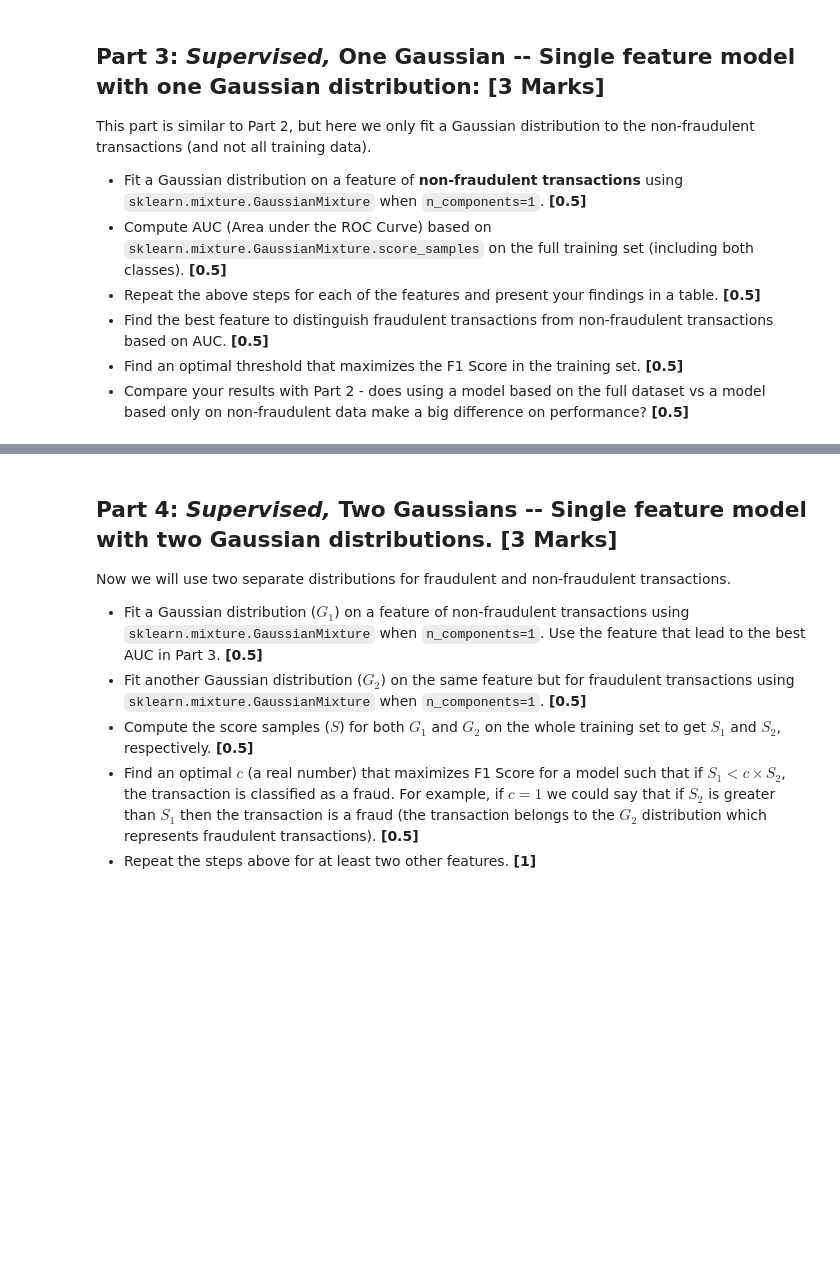
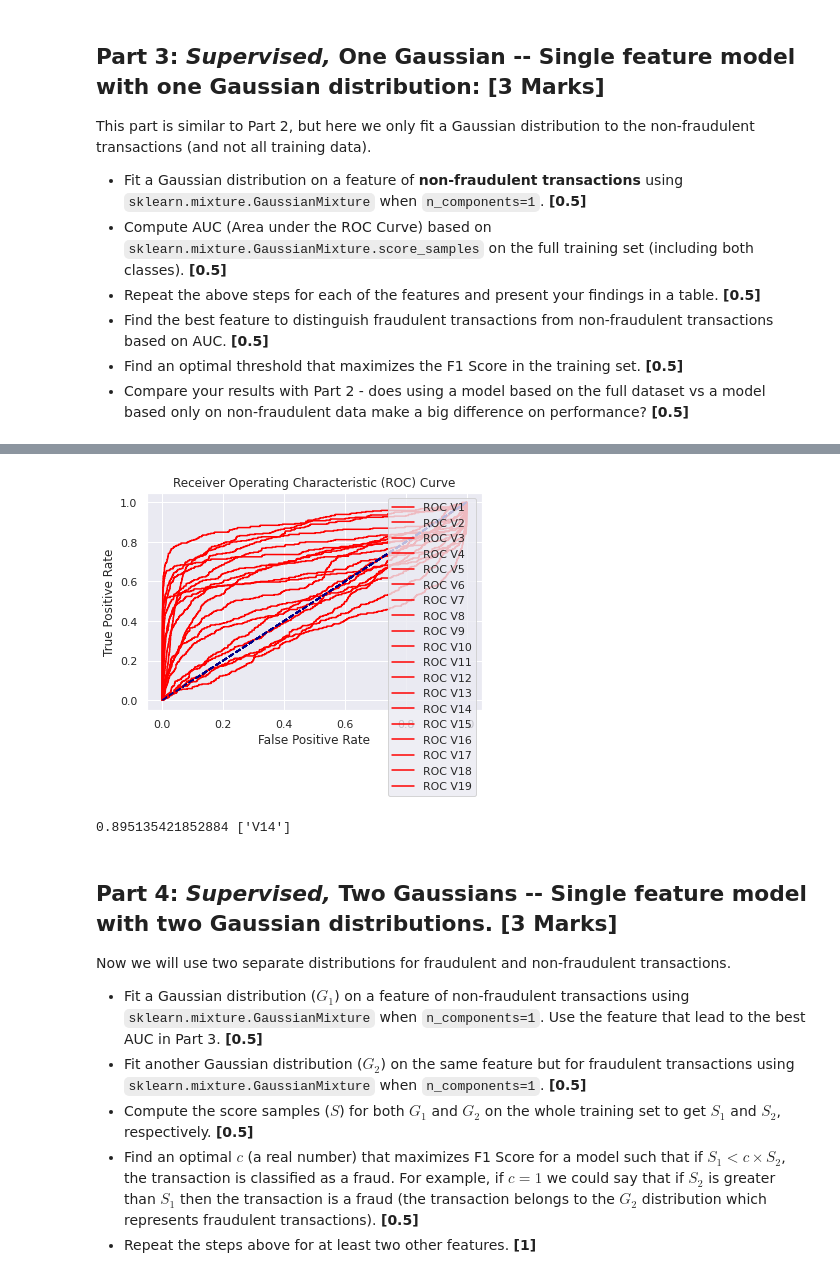
Before and after one commit to Hamza1122/ML-Annomly-detection, a Jupyter notebook: Project_2_Omar.ipynb, the cells around one changed output, grey strips where cells are left out. Cells and saved outputs as stored; diff of their text form; code cells hidden in the pictures; blank space fills up the shorter version.

```diff
--- a/Project_2_Omar.ipynb
+++ b/Project_2_Omar.ipynb
@@ -252,3 +290,30 @@ This part is similar to Part 2, but here we only fit a Gaussian distribution to
+# %%
+dict_super={}
+for x in range(1,20):
+  v='V'+str(x)
+  score=supervised_gaussian.fit(x_train[[v]])
+  score=supervised_gaussian.score_samples(X_train[[v]])   #1.2
+  best_score=roc_auc_score(y_train,score,average='micro')
+  dict_super[v]=best_score
+  fpr, tpr, _ = roc_curve(y_train,score)
+  plt.plot(fpr, tpr, color='red', label='ROC ' + v)
+  plt.plot([0, 1], [0, 1], color='darkblue', linestyle='--')
+  plt.xlabel('False Positive Rate')
+  plt.ylabel('True Positive Rate')
+  plt.title('Receiver Operating Characteristic (ROC) Curve')
+  plt.legend()
+  #plt.show()
+# %% [output]
+[figure, added]
+# %%
+max_value = max(dict_super.values())  # maximum value
+max_keys = [k for k, v in dict_super.items() if v == max_value] # getting all keys containing the `maximum`
+print(max_value, max_keys)
+
+
+#V14 is the best feature
+# %% [output]
+0.895135421852884 ['V14']
 # %% [markdown]
 ## **Part 4: *Supervised,* Two Gaussians** -- Single feature model with two Gaussian distributions. [3 Marks]
 Now we will use two separate distributions for fraudulent and non-fraudulent transactions.
```
Also changed, not shown: parts of 7 cells of this notebook.
